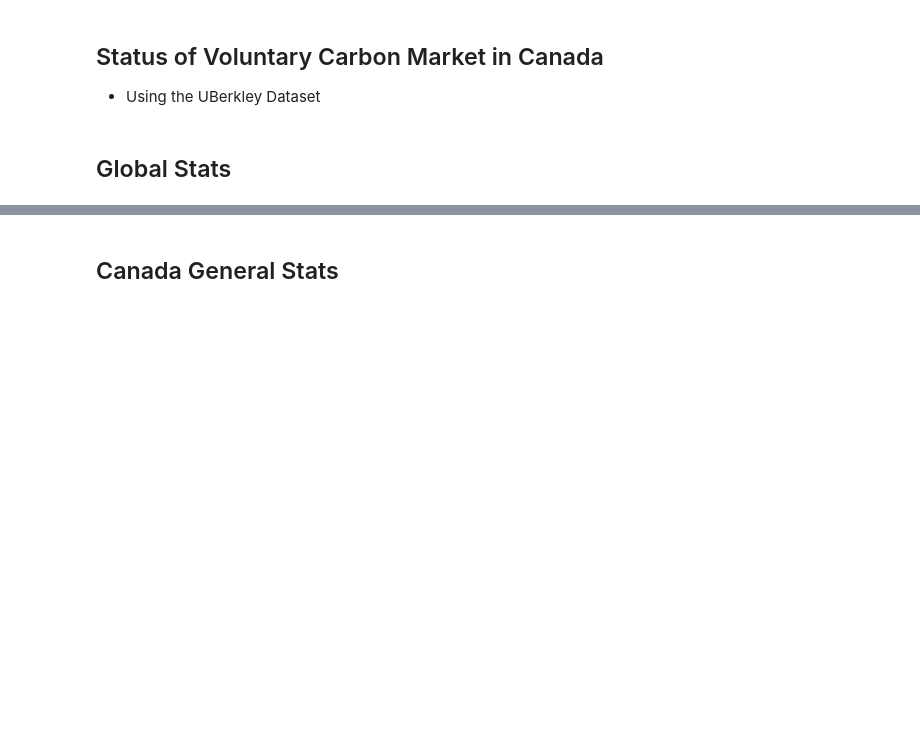
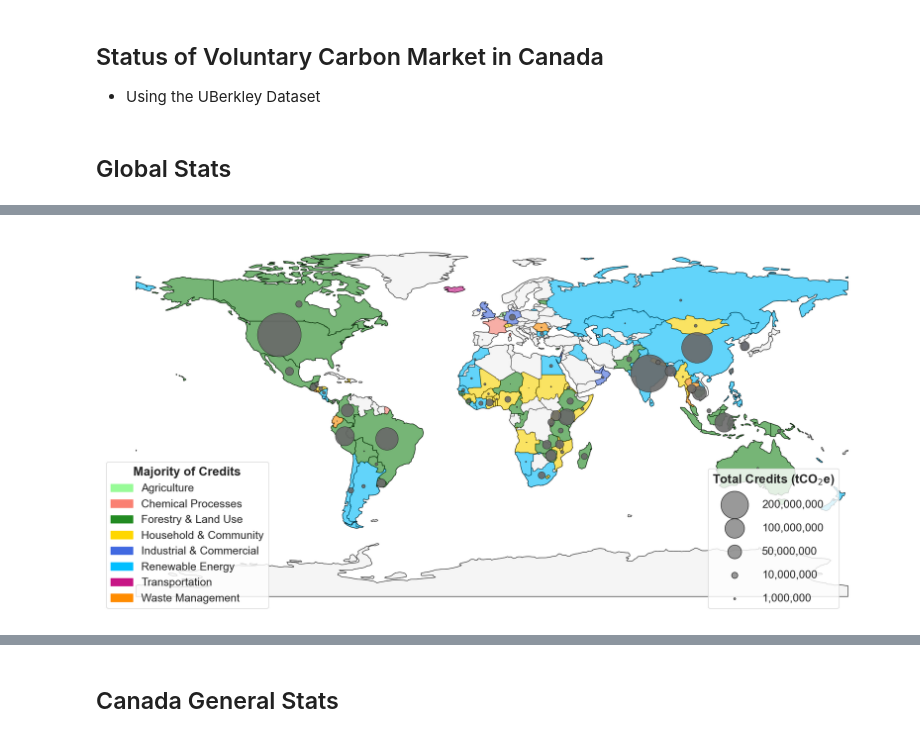
Before and after one commit to izzy-oceans/Carbon_Offsets_Project, a Jupyter notebook: code/VCM_Canada.ipynb, the cells around one changed output, grey strips where cells are left out. Drawn from its saved outputs; the diff is of its cells as text; code cells hidden in the pictures; blank space fills up the shorter version.

```diff
--- a/code/VCM_Canada.ipynb
+++ b/code/VCM_Canada.ipynb
@@ -108,0 +140,87 @@ fig.show()
+# %%
+color_map = {
+    'Agriculture': 'palegreen',
+    'Chemical Processes': 'salmon',
+    'Forestry & Land Use': 'forestgreen',
+    'Household & Community': 'gold',
+    'Industrial & Commercial': 'royalblue',
+    'Renewable Energy': 'deepskyblue',
+    'Transportation': 'mediumvioletred',
+    'Waste Management': 'darkorange'
+}
+plot_d["color"] = plot_d["data"].map(color_map).fillna("gray")
+# %%
+import matplotlib.patches as mpatches
+
+# Load world shapefile
+shapefile_path = "../data/ne_110m_admin_0_countries/ne_110m_admin_0_countries.shp"
+world = gpd.read_file(shapefile_path)
+
+# Merge your data (plot_d should have Country, Issuances, issuance_bin_labels)
+merged = world.merge(plot_d, how='left', left_on='NAME', right_on='Country')
+merged = merged.to_crs(crs='epsg:4326')
+merged['color'] = merged['color'].fillna('whitesmoke')
+# Define bubble size scale (tune the multiplier as needed)
+size_scale = 1e-5  # Adjust this to get good visible bubbles
+
+# Plot
+fig, ax = plt.subplots(figsize=(18, 10))
+world.plot(ax=ax, color='whitesmoke', edgecolor='black')
+
+merged.plot(ax=ax,
+            #column="data",
+            color=merged['color'],
+            alpha=0.6,
+            edgecolor="black",
+            linewidth=0.4,
+            legend=True)
+
+
+# Plot bubbles
+scatter = ax.scatter(
+    merged.geometry.to_crs('+proj=cea').centroid.to_crs(merged.crs).x,
+    merged.geometry.to_crs('+proj=cea').centroid.to_crs(merged.crs).y,
+    #merged.geometry.centroid.y,
+    s=merged['Issuances'] * size_scale,  # Scale size here
+    c='dimgray',           # Color by bins (or 'issuance_bin_labels')
+    alpha=0.9,
+    edgecolors='k',
+    linewidths=0.5
+)
+
+color_legend_patches = [mpatches.Patch(color=color, label=label) for label, color in color_map.items()]
+
+legend1 = ax.legend(handles=color_legend_patches,
+                    title='Majority of Credits Issued',
+                    loc="lower left",
+                    title_fontsize=20,
+                    fontsize=18,
+                    bbox_to_anchor=(0.0, 0)
+                    )
+ax.get_legend().get_title().set_weight('bold')
+# Custom legend for bubble sizes
+for size in sorted([1e6,1e7 ,5e7, 1e8, 2e8], reverse=True):  # draw largest first
+    ax.scatter([], [], s=size * size_scale, c='gray', alpha=0.8, edgecolors='k',
+               label=f'{int(size):,}')
+
+ax.legend(
+    title="Total Credits (tCO$_2$e)",
+    loc='lower right',
+    bbox_to_anchor=(0.95, 0),
+    frameon=True,
+    fontsize=18,
+    title_fontsize=20,
+    labelspacing=1.2,
+    handletextpad=1.5  # padding between handle and text
+)
+
+ax.add_artist(legend1)
+ax.get_legend().get_title().set_weight('bold')
+#ax.set_title('Global voluntary carbon credits Issued since conception (1996 - 2024)', fontsize=30, fontdict= )
+ax.axis('off')
+
+plt.tight_layout()
+plt.savefig("issuance_bubble_map.png", dpi=300)
+plt.show()
+# %% [output]
+[figure, added]
```
Also changed, not shown: parts of 9 cells of this notebook.
